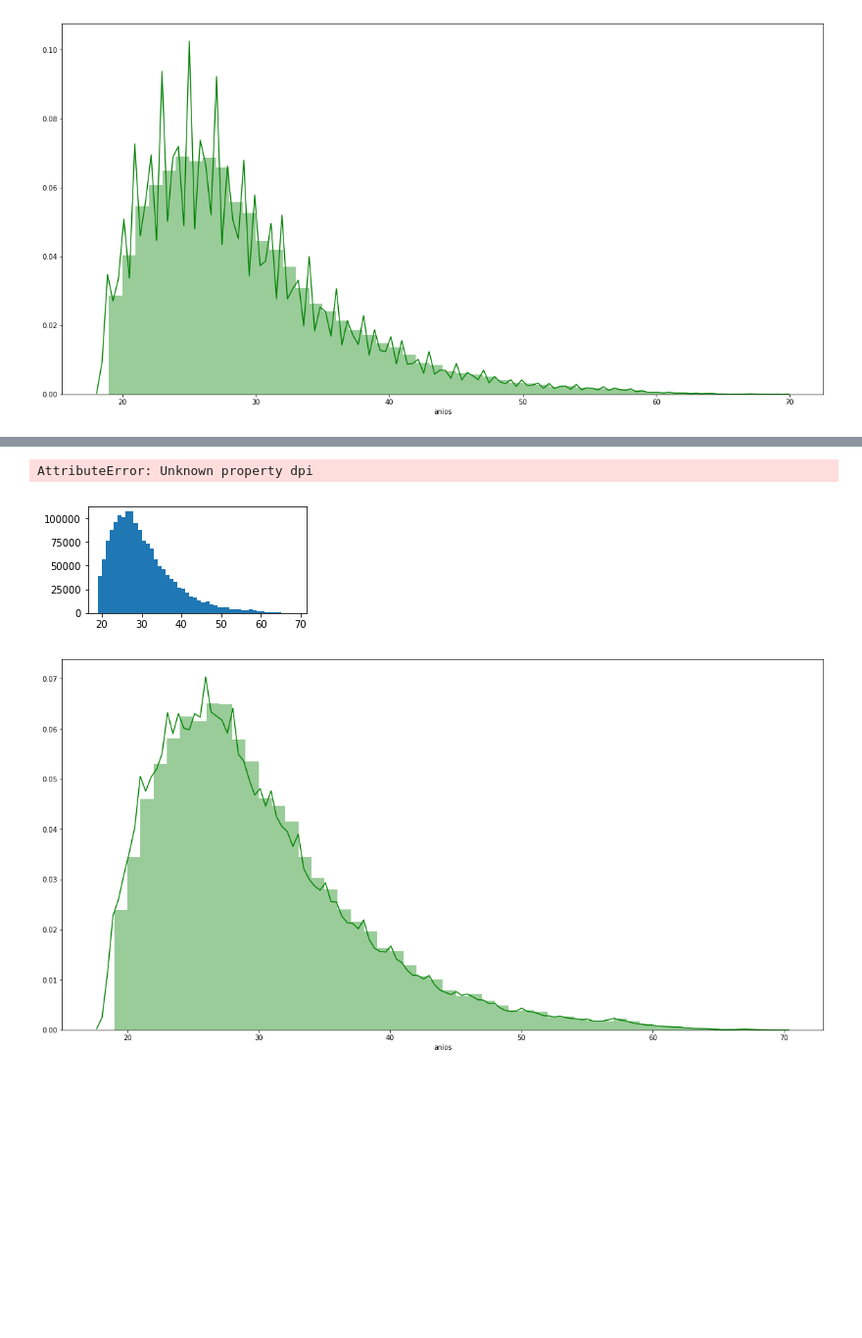
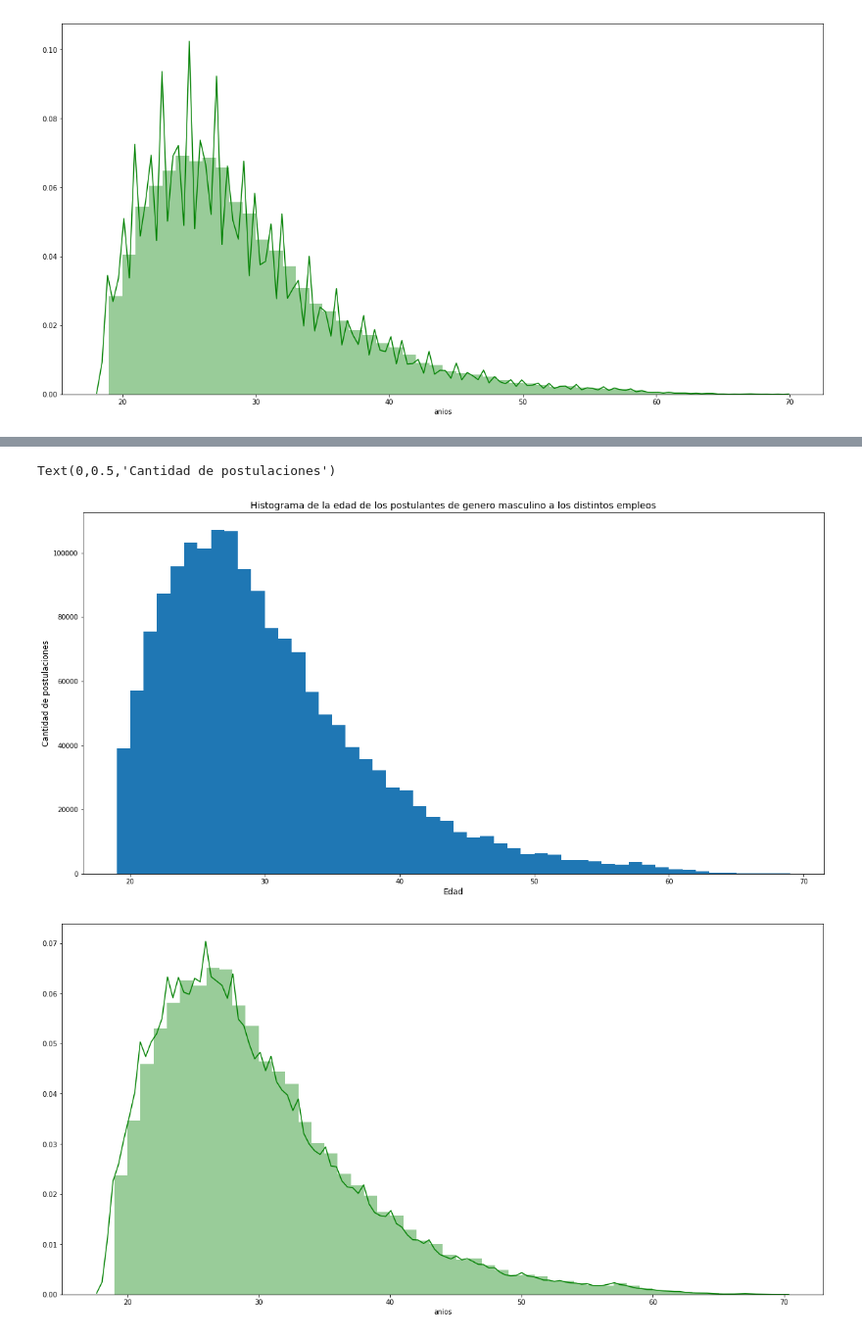
Before and after one commit to urielkelman/abracadata, a Jupyter notebook: Edad.ipynb, the cells around one changed output, grey strips where cells are left out. Shown at 98% size. Drawn from its saved outputs; the diff is of its cells as text; code cells hidden in the pictures; blank space fills up the shorter version.

```diff
--- a/Edad.ipynb
+++ b/Edad.ipynb
@@ -200,14 +203,14 @@ postulantes_hombres['anios'].value_counts()
 69        11
 Name: anios, dtype: int64
 # %%
-histo_edades_hombres = postulantes_hombres['anios'].plot.hist(bins=50, figsize=(4,2), dpi=100)
+histo_edades_hombres = postulantes_hombres['anios'].plot.hist(bins=50, figsize=(20,10))
 histo_edades_hombres.set_title("Histograma de la edad de los postulantes de genero masculino a los distintos empleos", fontsize = 14)
 histo_edades_hombres.set_xlabel("Edad", fontsize = 12 )
 histo_edades_hombres.set_ylabel("Cantidad de postulaciones", fontsize = 12)
 #notemos que es bastante similar al general.
 # %% [output]
-AttributeError: Unknown property dpi
+Text(0,0.5,'Cantidad de postulaciones')
-[figure, old version]
+[figure, new version]
 # %%
 dims = (20, 10)
 fig, ax = plt.subplots(figsize=dims)
```
Also changed, not shown: parts of 24 cells of this notebook, 6 other files.
